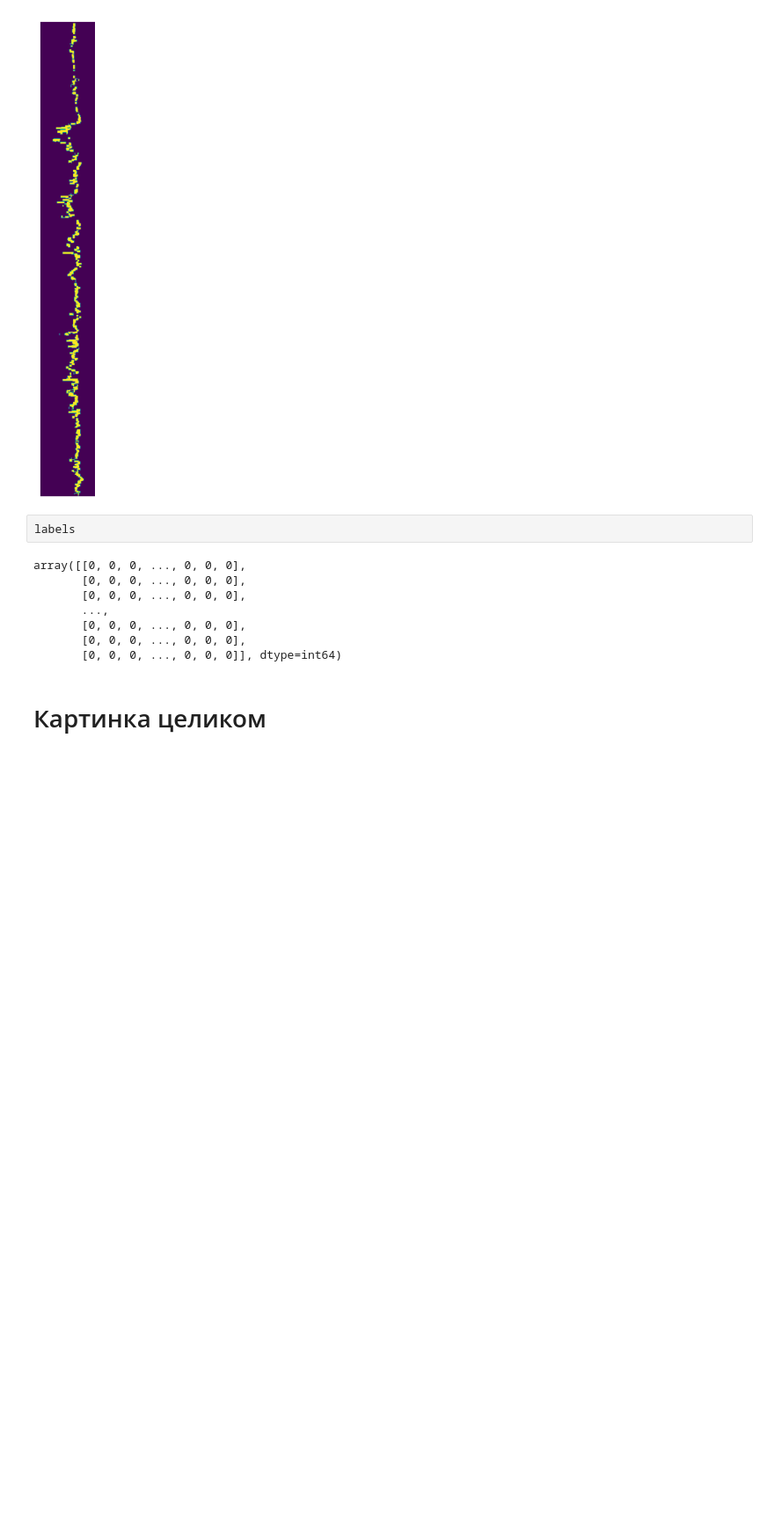
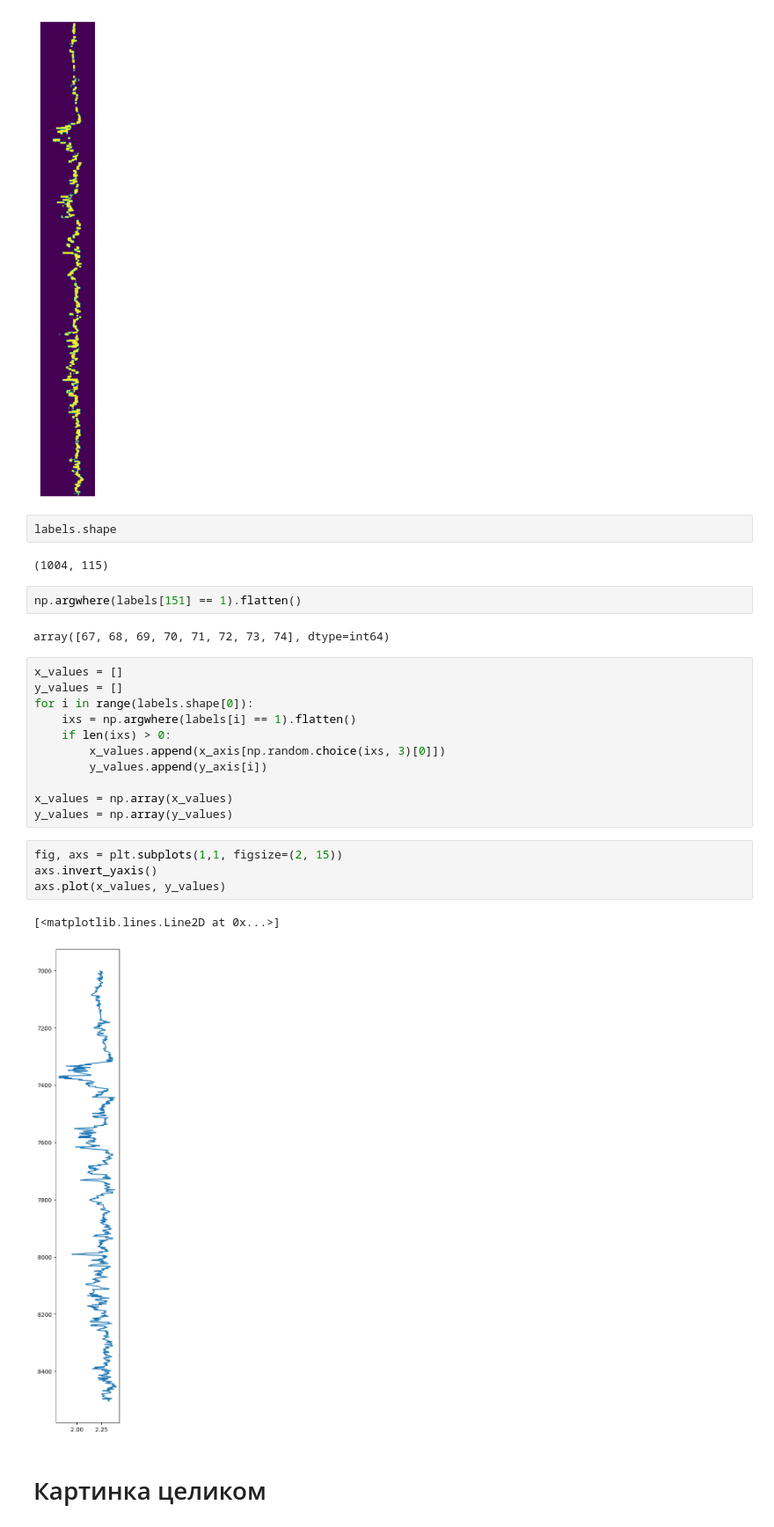
Before and after one commit to zeinovich/geovision, a Jupyter notebook: notebooks/v0.1-dzhunk-linegraph_digitalization.ipynb, the cells around one changed output. Shown at 88% size. Cells and saved outputs as stored; diff of their text form; blank space fills up the shorter version.

Commit message:
graph digitalizing

```diff
--- a/notebooks/v0.1-dzhunk-linegraph_digitalization.ipynb
+++ b/notebooks/v0.1-dzhunk-linegraph_digitalization.ipynb
@@ -208,15 +208,31 @@ show_img(labels)
 # %% [output]
 [figure]
 # %%
-labels
+labels.shape
 # %% [output]
-array([[0, 0, 0, ..., 0, 0, 0],
-       [0, 0, 0, ..., 0, 0, 0],
-       [0, 0, 0, ..., 0, 0, 0],
-       ...,
-       [0, 0, 0, ..., 0, 0, 0],
-       [0, 0, 0, ..., 0, 0, 0],
-       [0, 0, 0, ..., 0, 0, 0]], dtype=int64)
+(1004, 115)
+# %%
+np.argwhere(labels[151] == 1).flatten()
+# %% [output]
+array([67, 68, 69, 70, 71, 72, 73, 74], dtype=int64)
+# %%
+x_values = []
+y_values = []
+for i in range(labels.shape[0]):
+    ixs = np.argwhere(labels[i] == 1).flatten()
+    if len(ixs) > 0:
+        x_values.append(x_axis[np.random.choice(ixs, 3)[0]])
+        y_values.append(y_axis[i])
+
+x_values = np.array(x_values)
+y_values = np.array(y_values)
+# %%
+fig, axs = plt.subplots(1,1, figsize=(2, 15))
+axs.invert_yaxis()
+axs.plot(x_values, y_values)
+# %% [output]
+[<matplotlib.lines.Line2D at 0x...>]
+[figure, added]
 # %% [markdown]
 # Картинка целиком
 # %%
```
Also changed, not shown: parts of 1 cell of this notebook, 1 other file.
